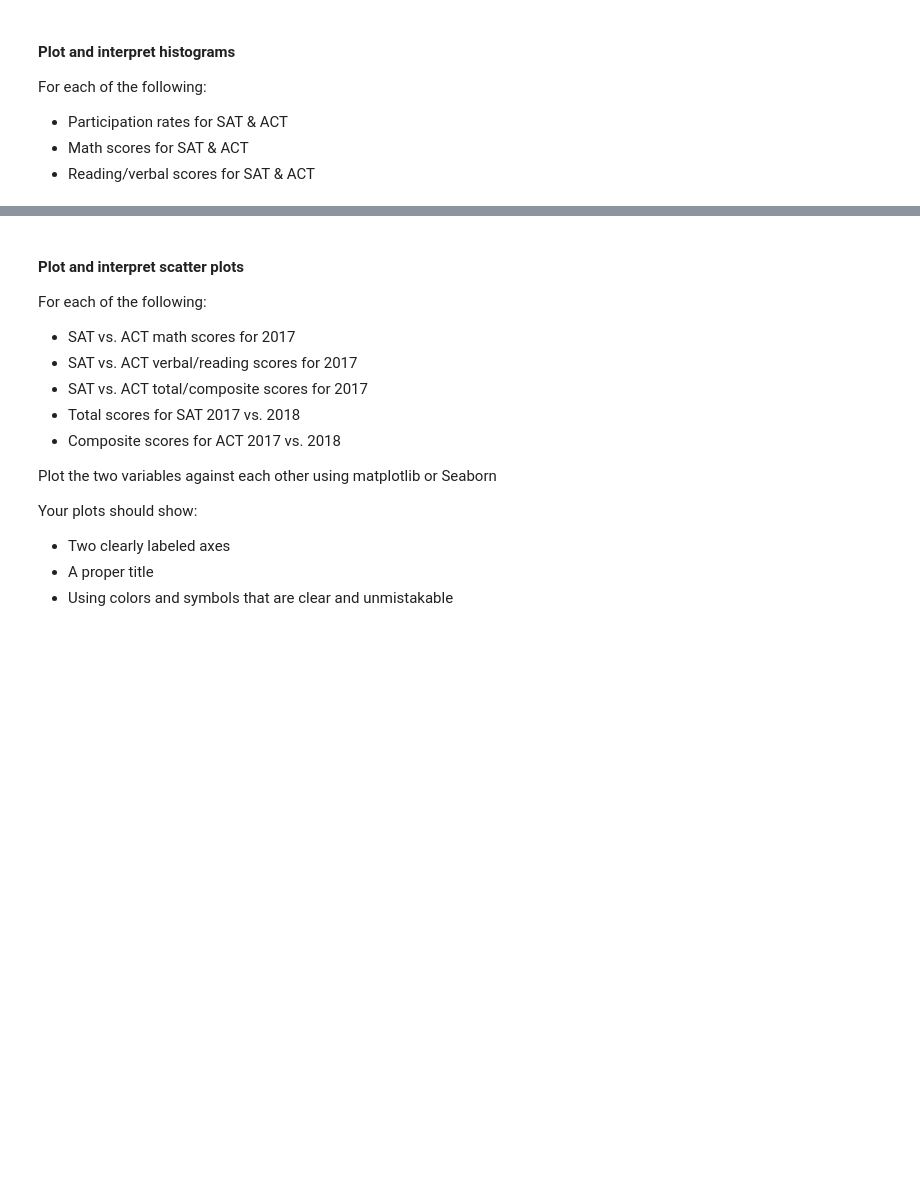
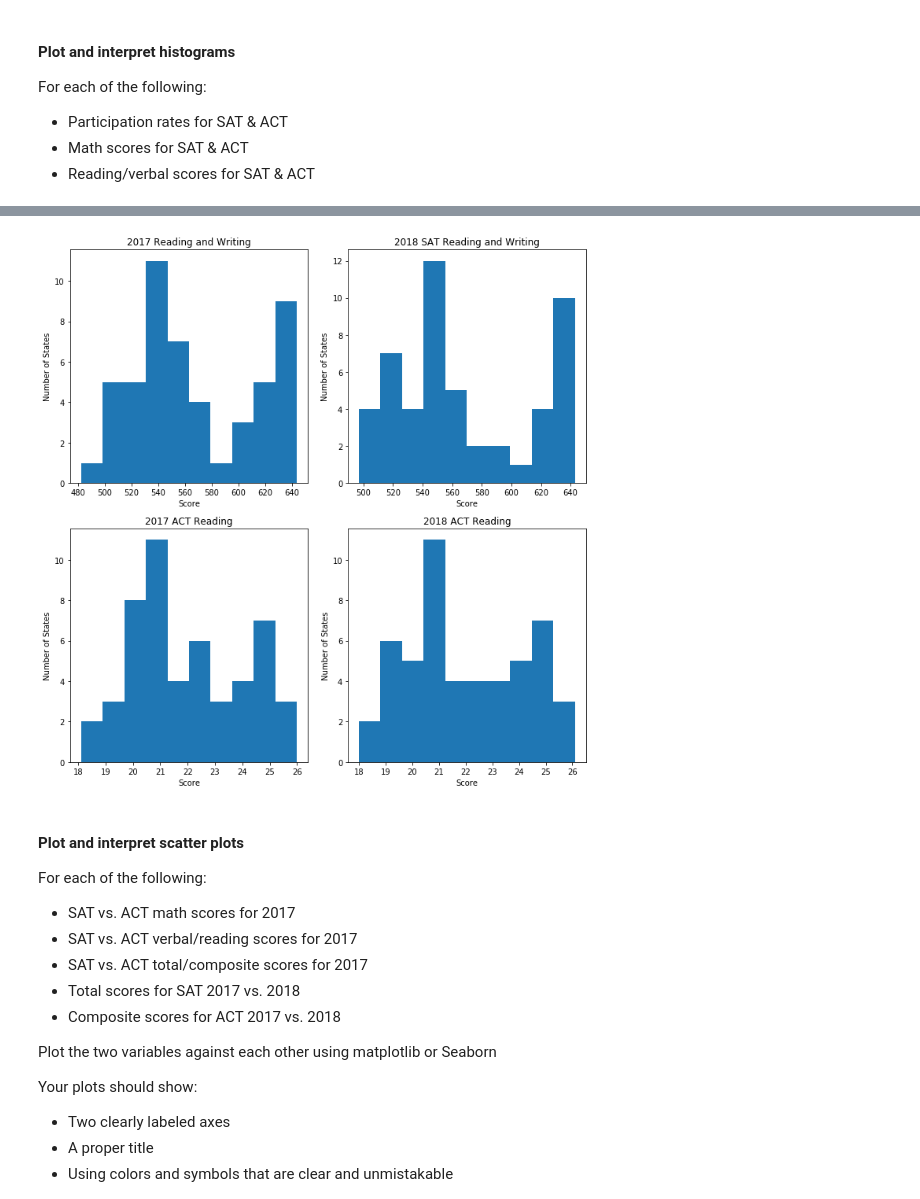
Before and after one commit to FionnaBao/Fionna, a Jupyter notebook: Project1234/project_1/code/starter-code.ipynb, the cells around one changed output, grey strips where cells are left out. Saved outputs shown, nothing was run; the diff lists cells and outputs as text; code cells hidden in the pictures; blank space fills up the shorter version.

```diff
--- a/Project1234/project_1/code/starter-code.ipynb
+++ b/Project1234/project_1/code/starter-code.ipynb
@@ -403,3 +798,12 @@ For each of the following:
+# %%
+list_of_columns = ['sat_2017_erw', 'sat_2018_erw', 'act_2017_reading','act_2018_reading']
+list_of_titles = [ '2017 Reading and Writing', '2018 SAT Reading and Writing', '2017 ACT Reading','2018 ACT Reading']
+list_of_xlabels = ['Score', 'Number of States']
+
+subplot_histograms(final, list_of_columns, list_of_titles, list_of_xlabels)
+plt.tight_layout()
+# %% [output]
+[figure, added]
 # %% [markdown]
 #### Plot and interpret scatter plots
 
```
Also changed, not shown: parts of 149 cells of this notebook.
